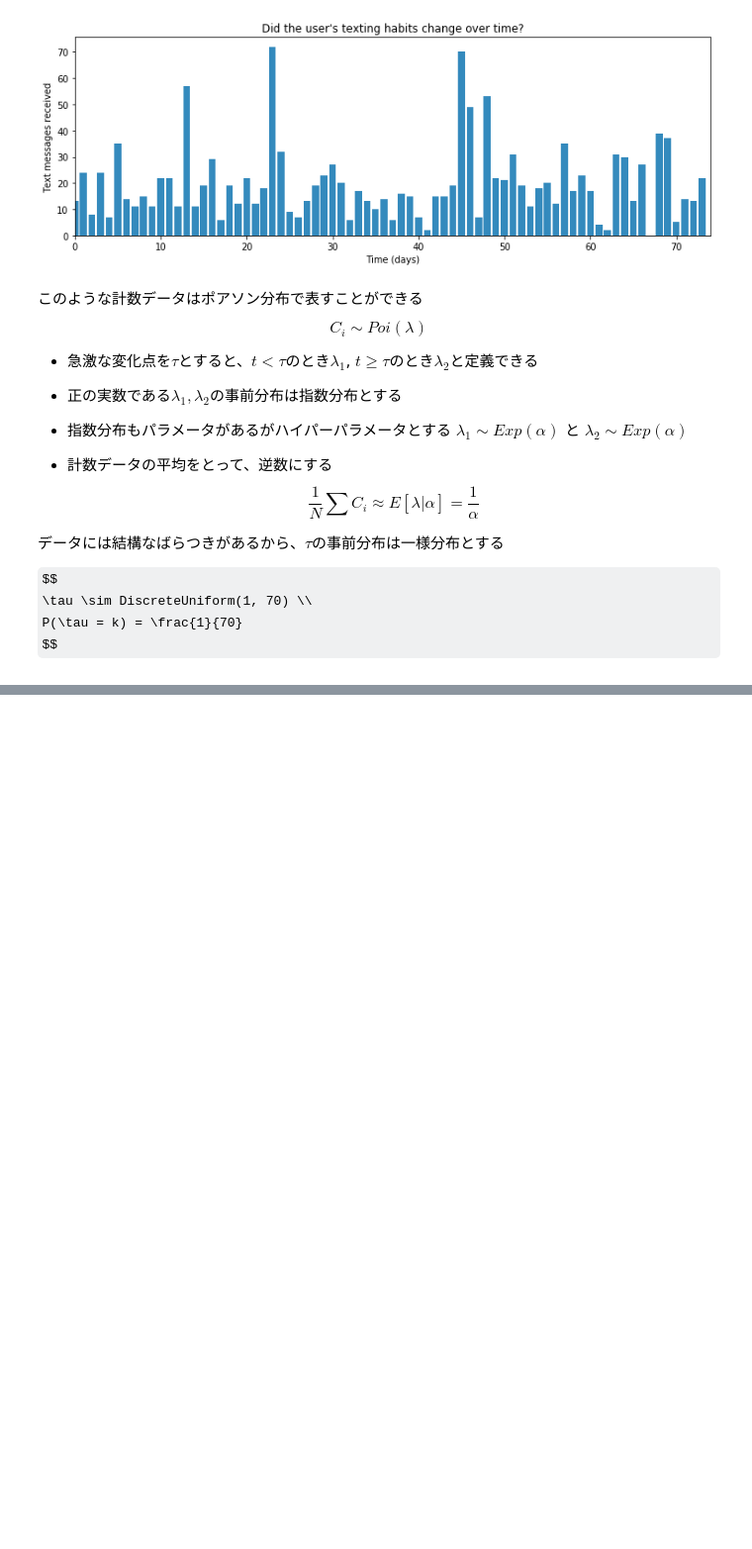
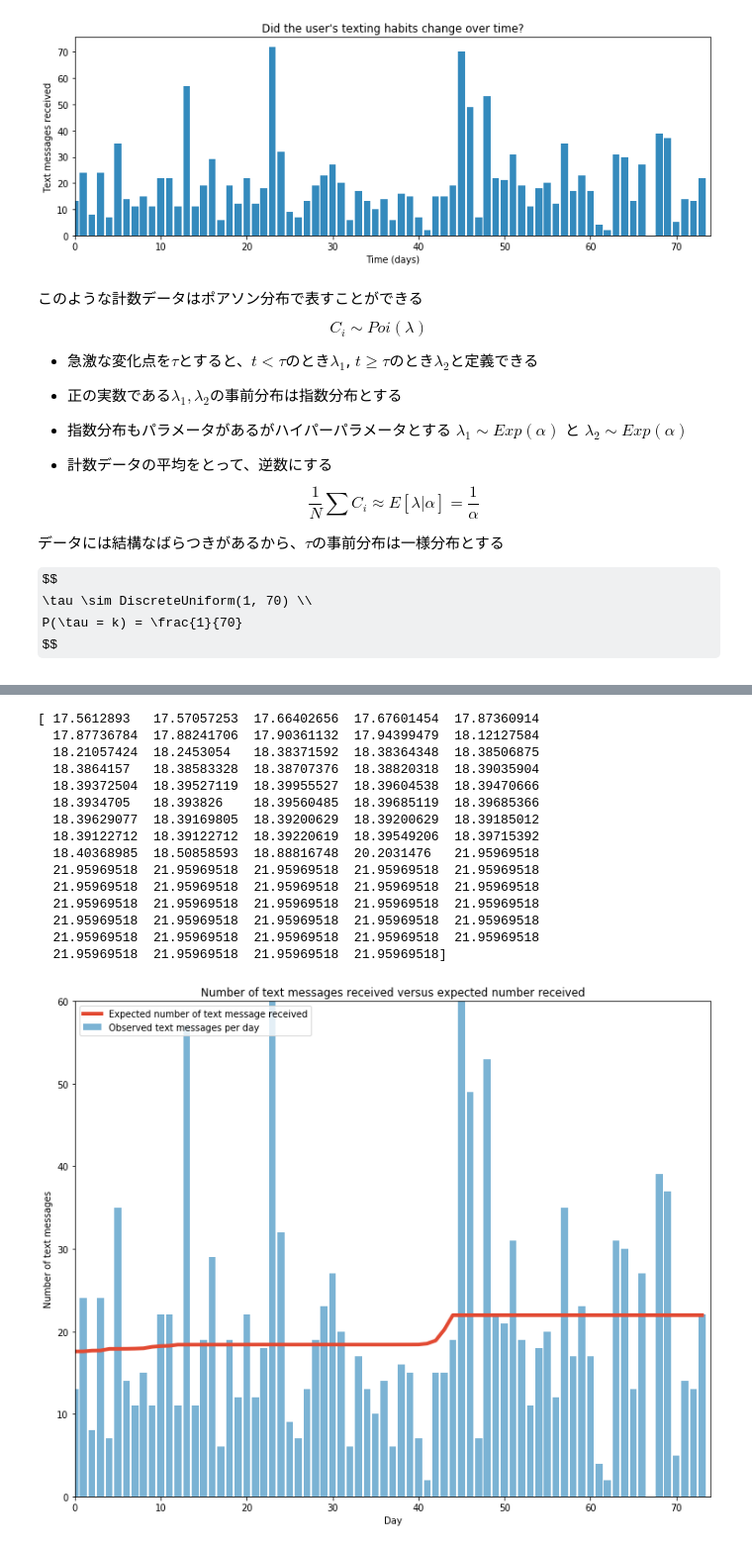
Before and after one commit to kazukousen/mcmc, a Jupyter notebook: pymc_1.ipynb, the cells around one changed output, grey strips where cells are left out. Shown at 99% size. Saved outputs shown, nothing was run; the diff lists cells and outputs as text; code cells hidden in the pictures; some formulas as TeX source; blank space fills up the shorter version.

```diff
--- a/pymc_1.ipynb
+++ b/pymc_1.ipynb
@@ -200,0 +198,44 @@ plt.ylabel("probability");
+# %%
+N = tau_samples.shape[0]
+expected_texts_per_day = np.zeros(len(count_data))
+
+for day in range(0, len(count_data)):
+    # ix は day の値よりも前の変化点に対応する　tau の
+    # すべてのサンプルのboolインデックス
+    ix = day < tau_samples
+
+    expected_texts_per_day[day] = \
+        (lambda_1_samples[ix].sum()
+            + lambda_2_samples[~ix].sum()) / N
+
+plt.plot(range(len(count_data)), expected_texts_per_day,
+                lw=4, color='#E24A33',
+                label='Expected number of text message received')
+plt.xlim(0, len(count_data))
+plt.ylim(0, 60)
+plt.xlabel('Day')
+plt.ylabel('Number of text messages')
+plt.title('Number of text messages received versus expected number received')
+plt.bar(np.arange(len(count_data)), count_data,
+               color='#348ABD', alpha=0.65,
+               label='Observed text messages per day')
+plt.legend(loc='upper left')
+
+print(expected_texts_per_day)
+# %% [output]
+[ 17.5612893   17.57057253  17.66402656  17.67601454  17.87360914
+  17.87736784  17.88241706  17.90361132  17.94399479  18.12127584
+  18.21057424  18.2453054   18.38371592  18.38364348  18.38506875
+  18.3864157   18.38583328  18.38707376  18.38820318  18.39035904
+  18.39372504  18.39527119  18.39955527  18.39604538  18.39470666
+  18.3934705   18.393826    18.39560485  18.39685119  18.39685366
+  18.39629077  18.39169805  18.39200629  18.39200629  18.39185012
+  18.39122712  18.39122712  18.39220619  18.39549206  18.39715392
+  18.40368985  18.50858593  18.88816748  20.2031476   21.95969518
+  21.95969518  21.95969518  21.95969518  21.95969518  21.95969518
+  21.95969518  21.95969518  21.95969518  21.95969518  21.95969518
+  21.95969518  21.95969518  21.95969518  21.95969518  21.95969518
+  21.95969518  21.95969518  21.95969518  21.95969518  21.95969518
+  21.95969518  21.95969518  21.95969518  21.95969518  21.95969518
+  21.95969518  21.95969518  21.95969518  21.95969518]
+[figure, added]
```
Also changed, not shown: parts of 11 cells of this notebook.
